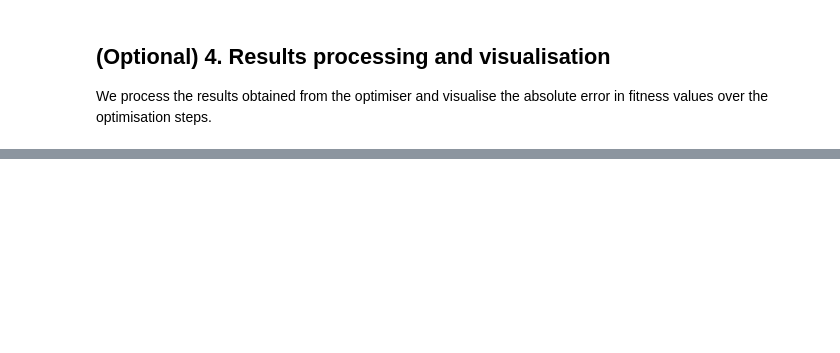
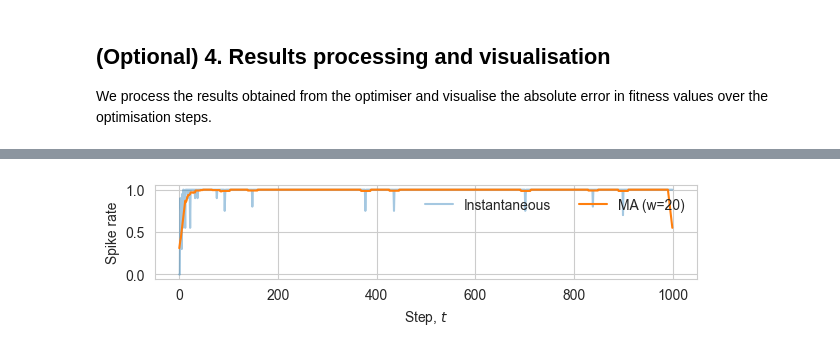
Before and after one commit to neuroptimiser/neuroptimiser, a Jupyter notebook: docs/source/examples/Example0.ipynb, the cells around one changed output, grey strips where cells are left out. Saved outputs shown, nothing was run; the diff lists cells and outputs as text; code cells hidden in the pictures; blank space fills up the shorter version.

```diff
--- a/docs/source/examples/Example0.ipynb
+++ b/docs/source/examples/Example0.ipynb
@@ -120,0 +171,23 @@ fig.tight_layout()
+# %%
+# Spike rate analysis
+window = max(5, num_steps // 50)  # choose a small window
+# mean activity per step (across agents and dims)
+rate = spikes.mean(axis=(1, 2)).astype(float)
+
+# simple moving average
+kernel = np.ones(window) / window
+rate_ma = np.convolve(rate, kernel, mode='same')
+
+fig, ax = plt.subplots(figsize=(width*0.9, height*0.4))
+ax.plot(np.arange(num_steps), rate, alpha=0.4, label="Instantaneous")
+ax.plot(np.arange(num_steps), rate_ma, linewidth=1.5, label=f"MA (w={window})")
+
+ax.set_xlabel(r"Step, $t$")
+ax.set_ylabel(r"Spike rate")
+ax.legend(loc="upper right", ncol=2, frameon=False)
+
+ax.patch.set_alpha(0)
+fig.tight_layout()
+plt.show()
+# %% [output]
+[figure, added]
```
Also changed, not shown: parts of 6 cells of this notebook, 7 other files.
